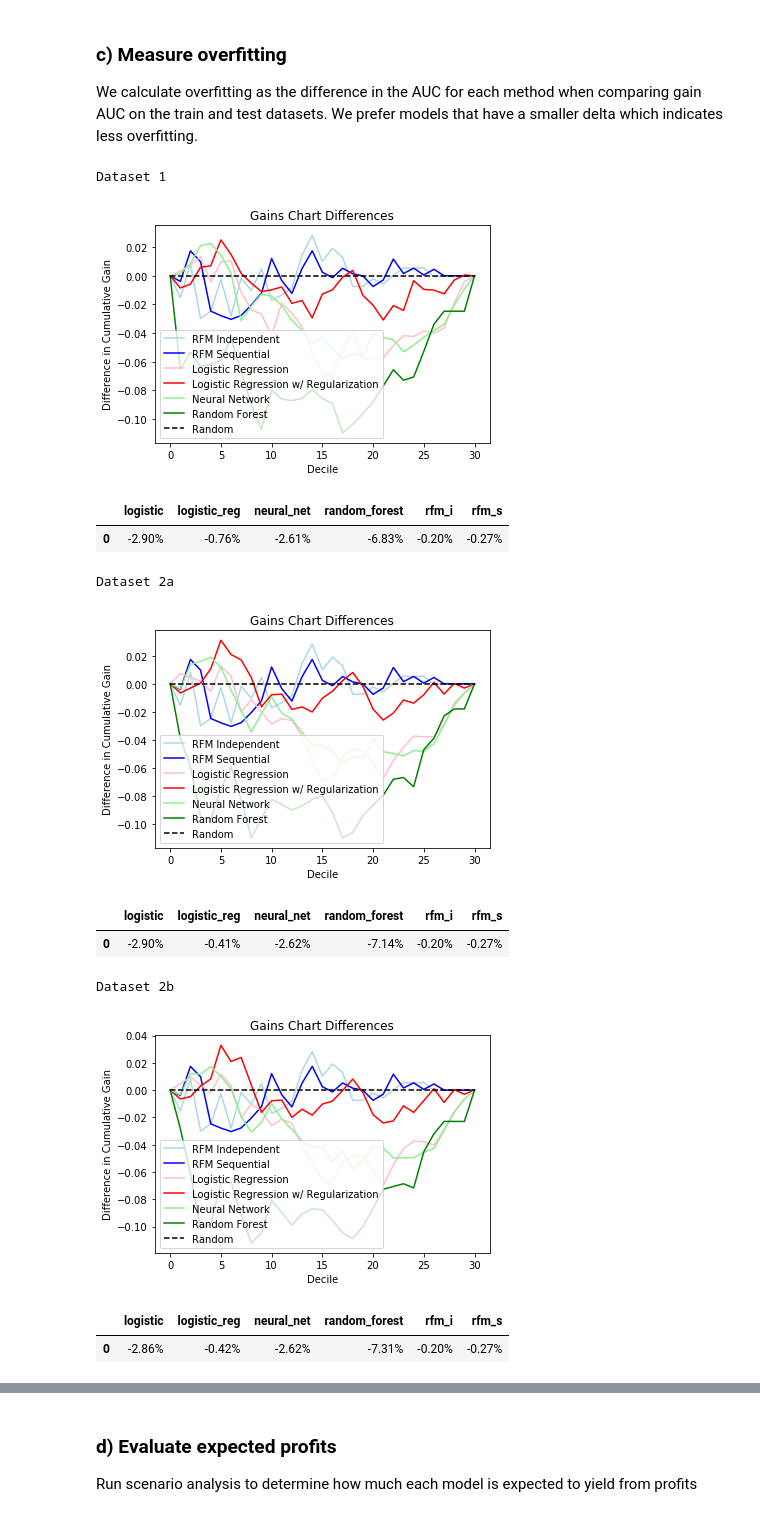
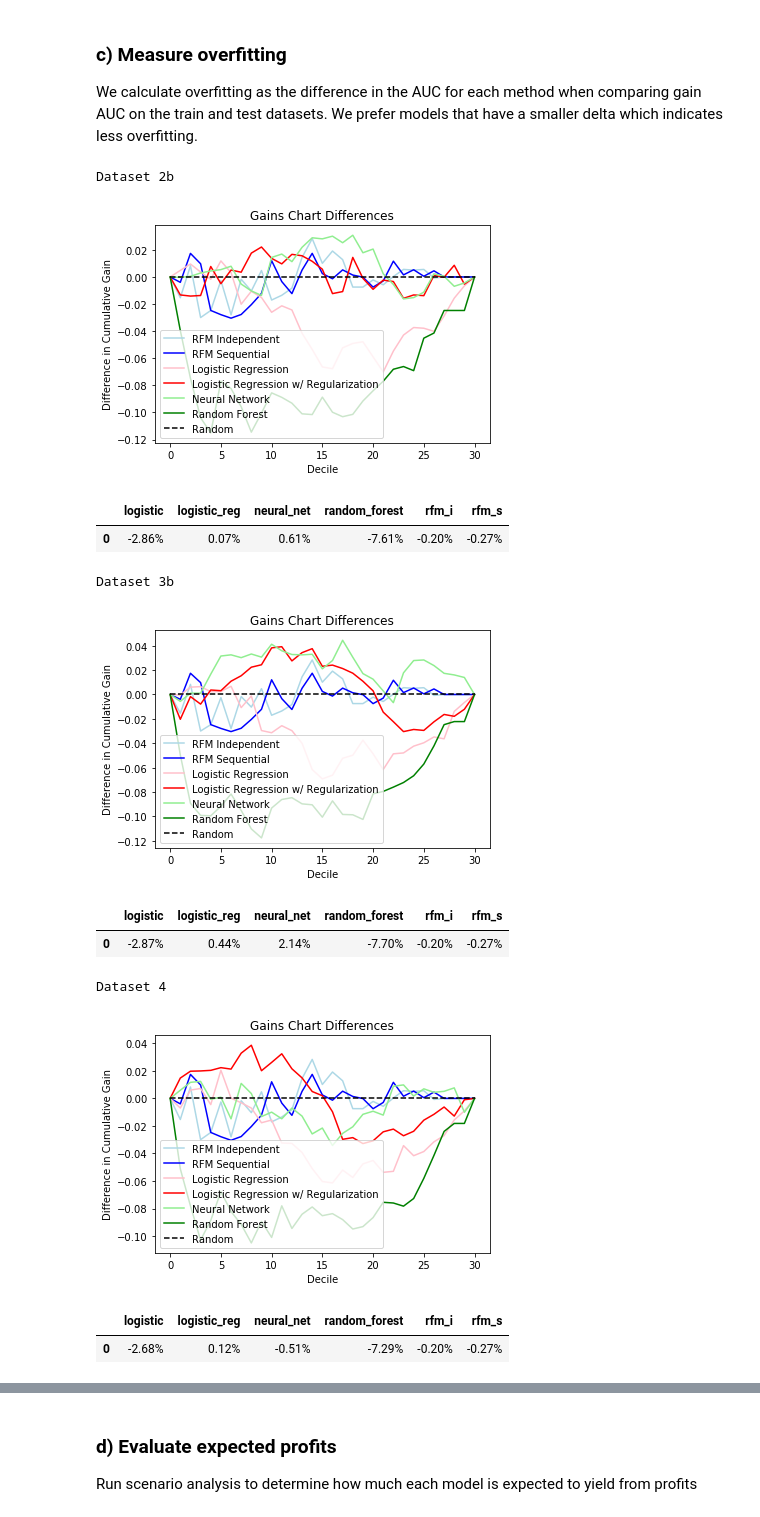
Before and after one commit to adeng/mba263-projects, a Jupyter notebook: Intuit Group Assignment.ipynb, the cells around one changed output, grey strips where cells are left out. Drawn from its saved outputs; the diff is of its cells as text; code cells hidden in the pictures.

Commit message:
Latest version of regularization

```diff
--- a/Intuit Group Assignment.ipynb
+++ b/Intuit Group Assignment.ipynb
@@ -111,13 +111,13 @@ variables3a = ['sex_M','sex_F','sex_U','bizflag','zip_2',
                                 'numords','dollars','last','sincepurch','version1','owntaxprod','upgraded','sincepurch_version1','numords_dollars', 'unknown_bizflag']
 
 #Variables3 adds in the interaction elements to variables2
-variables3b = ['sex_M','sex_F','sex_U','bizflag','zip_2',
+variables3b = ['sex_M','sex_F','sex_U','bizflag','zip_3',
                                 'numords','dollars','last','sincepurch','version1','owntaxprod','upgraded','sincepurch_version1','numords_dollars', 'unknown_bizflag']
 
 ## Evaluate
 #Variables4 uses the RFM deciles instead of RFM raw variables compared for variables 3
 variables4 = ['sex_M','sex_F','sex_B','sex_U','bizflag','zip_3',
-                                'r_decile', 'f_decile', 'm_decile','sincepurch','version1','owntaxprod','upgraded','sincepurch_version1','numords_dollars']
+                                'r_decile', 'f_decile', 'm_decile','sincepurch','version1','owntaxprod','upgraded','sincepurch_version1','numords_dollars', 'unknown_bizflag']
 # %% [markdown]
 ## 1. Run analyses
 ### a) Conduct RFM Analysis
@@ -178,7 +178,7 @@ def exp_profit_scoring(predictions, actuals):
 
          # Record exp profit if win
          if actuals.iloc[i] == 1:
-            exp_profit += per_person_profit
+            exp_profit += (per_person_profit / 2) # Halve for conservatism
    return exp_profit
 
 # A function to identify the best parameter(s) for a model tested using cross-validation
@@ -194,6 +194,7 @@ def tune_hyperparameters(train_dataset, predict, variables, threshold, param_gri
 
          # Loop over the cross-validation folds
          for train_index, test_index in kf.split(train_dataset):
+
             # Split the dataset
             x_train, x_test = train_dataset.iloc[train_index][variables], train_dataset.iloc[test_index][variables]
             y_train, y_test = train_dataset.iloc[train_index][predict], train_dataset.iloc[test_index][predict]
@@ -216,6 +217,9 @@ def tune_hyperparameters(train_dataset, predict, variables, threshold, param_gri
             best_score = mean_score
             best_param = {'a': a}
 
+         # Reset scores
+         scores.clear()
+
    # Create nested loop for random forests since there are two parameters to tune
    elif mod_type == 'random_forest':
       # Loop over the parameter grid for random forests
@@ -226,6 +230,7 @@ def tune_hyperparameters(train_dataset, predict, variables, threshold, param_gri
 
             # Loop over the cross-validation folds
             for train_index, test_index in kf.split(train_dataset):
+
                # Split the dataset
                x_train, x_test = train_dataset.iloc[train_index][variables], train_dataset.iloc[test_index][variables]
                y_train, y_test = train_dataset.iloc[train_index][predict], train_dataset.iloc[test_index][predict]
@@ -244,6 +249,9 @@ def tune_hyperparameters(train_dataset, predict, variables, threshold, param_gri
             if mean_score > best_score:
                best_score = mean_score
                best_param = {'trees': j, 'leaf_nodes': k}
+
+            # Reset scores
+            scores.clear()
 
    # Return the best parameter
    return best_param
@@ -269,7 +277,7 @@ def run_ml_models(dataset, predict, variables, threshold=breakeven_rate):
 
     ### Use a logistic regression with regularization
     ### ------------------------------------------------
-    logit_reg_param_grid = {'a': [0.01, 0.1, 1, 5, 10, 100]}
+    logit_reg_param_grid = {'a': [0.01, 0.1, 1, 10, 100, 1000]}
     best_param_logit_reg = tune_hyperparameters(train, predict, variables, threshold, logit_reg_param_grid, 'logit_reg')
 
     # Use the tuned parameter to predict
@@ -281,7 +289,7 @@ def run_ml_models(dataset, predict, variables, threshold=breakeven_rate):
 
     ### Use a neural network
     ### ------------------------------------------------
-    neural_network_param_grid = {'a': [0.0001, 0.001, 0.01, 0.1, 1, 10, 100]}
+    neural_network_param_grid = {'a': [0.001, 0.1, 1, 10, 100, 1000]}
     best_param_nn = tune_hyperparameters(train, predict, variables, threshold, neural_network_param_grid, 'neural_network')
 
     # Use the tuned parameter to predict
@@ -293,7 +301,7 @@ def run_ml_models(dataset, predict, variables, threshold=breakeven_rate):
 
     ### Use a random forest
     ### ------------------------------------------------
-    random_forest_param_grid = {'trees': [50, 100, 200, 300], 'leaf_nodes': [5, 10, 15, 20]}
+    random_forest_param_grid = {'trees': [100, 300, 500], 'leaf_nodes': [5, 15, 25]}
     best_param_rf = tune_hyperparameters(train, predict, variables, threshold, random_forest_param_grid, 'random_forest')
 
     # Used the tuned parameters to predict
@@ -318,10 +326,11 @@ def run_ml_models(dataset, predict, variables, threshold=breakeven_rate):
 Run the ML models
 # %%
 # Create predictions
-predictions1, actuals1, models1, params1 = run_ml_models(data, "res1", variables1)
-predictions2a, actuals2a, models2a, params2a = run_ml_models(data, "res1", variables2a)
+# predictions1, actuals1, models1, params1 = run_ml_models(data, "res1", variables1)
+# predictions2a, actuals2a, models2a, params2a = run_ml_models(data, "res1", variables2a)
 predictions2b, actuals2b, models2b, params2b = run_ml_models(data, "res1", variables2b)
 # predictions3a, actuals3a, models3a, params3a = run_ml_models(data, "res1", variables3a)
 predictions3b, actuals3b, models3b, params3b = run_ml_models(data, "res1", variables3b)
+predictions4, actuals4, models4, params4 = run_ml_models(data, "res1", variables4)
 # %% [output]
 Optimization terminated successfully.
@@ -575,26 +582,28 @@ def calculate_overfitting(predictions, actuals):
     plot_gains_differences(gains_difference)
     display(gains_auc)
 # %%
-print("Dataset 1")
-calculate_overfitting(predictions1, actuals1)
-print("Dataset 2a")
-calculate_overfitting(predictions2a, actuals2a)
+# print("Dataset 1")
+# calculate_overfitting(predictions1, actuals1)
+# print("Dataset 2a")
+# calculate_overfitting(predictions2a, actuals2a)
 print("Dataset 2b")
 calculate_overfitting(predictions2b, actuals2b)
 # print("Dataset 3a")
 # calculate_overfitting(predictions3a, actuals3a)
 print("Dataset 3b")
 calculate_overfitting(predictions3b, actuals3b)
+print("Dataset 4")
+calculate_overfitting(predictions4, actuals4)
 # %% [output]
-Dataset 1
+Dataset 2b
-[figure, old version]
+[figure, new version]
 |  | logistic | logistic_reg | neural_net | random_forest | rfm_i | rfm_s |
-| 0 | -2.90% | -0.76% | -2.61% | -6.83% | -0.20% | -0.27% |
+| 0 | -2.86% | 0.07% | 0.61% | -7.61% | -0.20% | -0.27% |
-Dataset 2a
+Dataset 3b
-[figure, old version]
+[figure, new version]
 |  | logistic | logistic_reg | neural_net | random_forest | rfm_i | rfm_s |
-| 0 | -2.90% | -0.41% | -2.62% | -7.14% | -0.20% | -0.27% |
+| 0 | -2.87% | 0.44% | 2.14% | -7.70% | -0.20% | -0.27% |
-Dataset 2b
+Dataset 4
-[figure, old version]
+[figure, new version]
 |  | logistic | logistic_reg | neural_net | random_forest | rfm_i | rfm_s |
-| 0 | -2.86% | -0.42% | -2.62% | -7.31% | -0.20% | -0.27% |
+| 0 | -2.68% | 0.12% | -0.51% | -7.29% | -0.20% | -0.27% |
```
Also changed, not shown: parts of 7 cells of this notebook.
